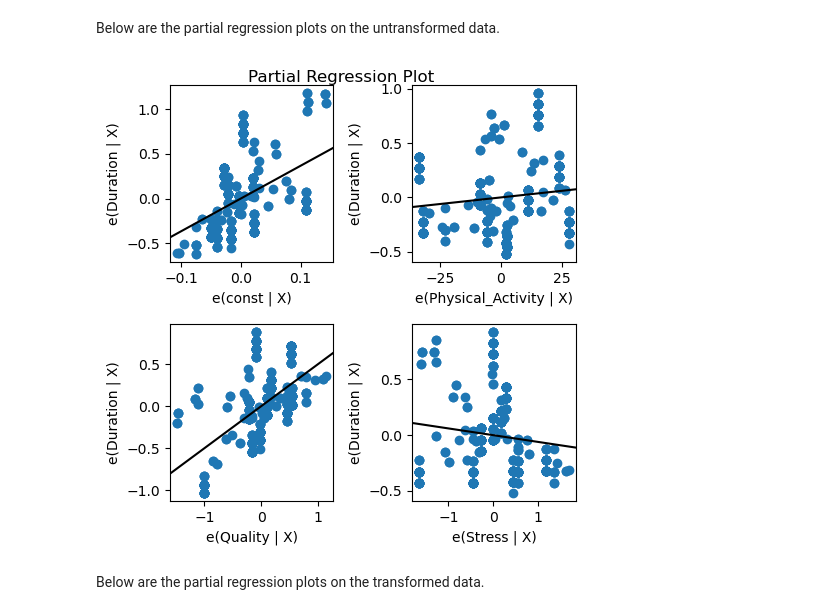
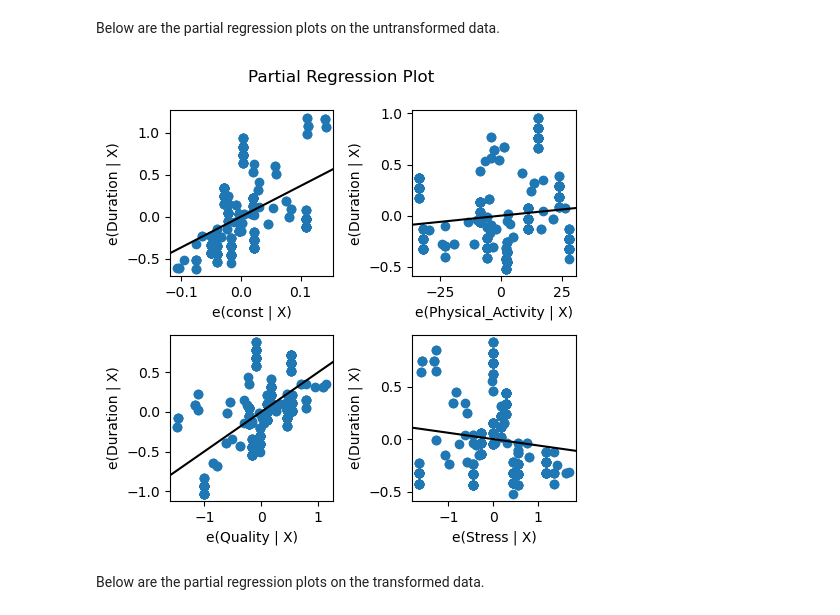
Before and after one commit to eric-y33/Math360-MAGC3, a Jupyter notebook: Final.ipynb, the cells around one changed output. Drawn from its saved outputs; the diff is of its cells as text; code cells hidden in the pictures.

```diff
--- a/Final.ipynb
+++ b/Final.ipynb
@@ -132,10 +132,11 @@ Below are the partial regression plots on the untransformed data.
 # %%
 # Plot 1 (Partial Regression Plots on Untransformed Data)
 fig = plt.figure(figsize=(5,5))
 sm.graphics.plot_partregress_grid(reg,fig=fig)
+plt.subplots_adjust(top=0.9)
 plt.show()
 # %% [output]
-[figure, old version]
+[figure, new version]
 # %% [markdown]
 Below are the partial regression plots on the transformed data.
 # %%
```
Also changed, not shown: parts of 1 cell of this notebook, 1 other file.
